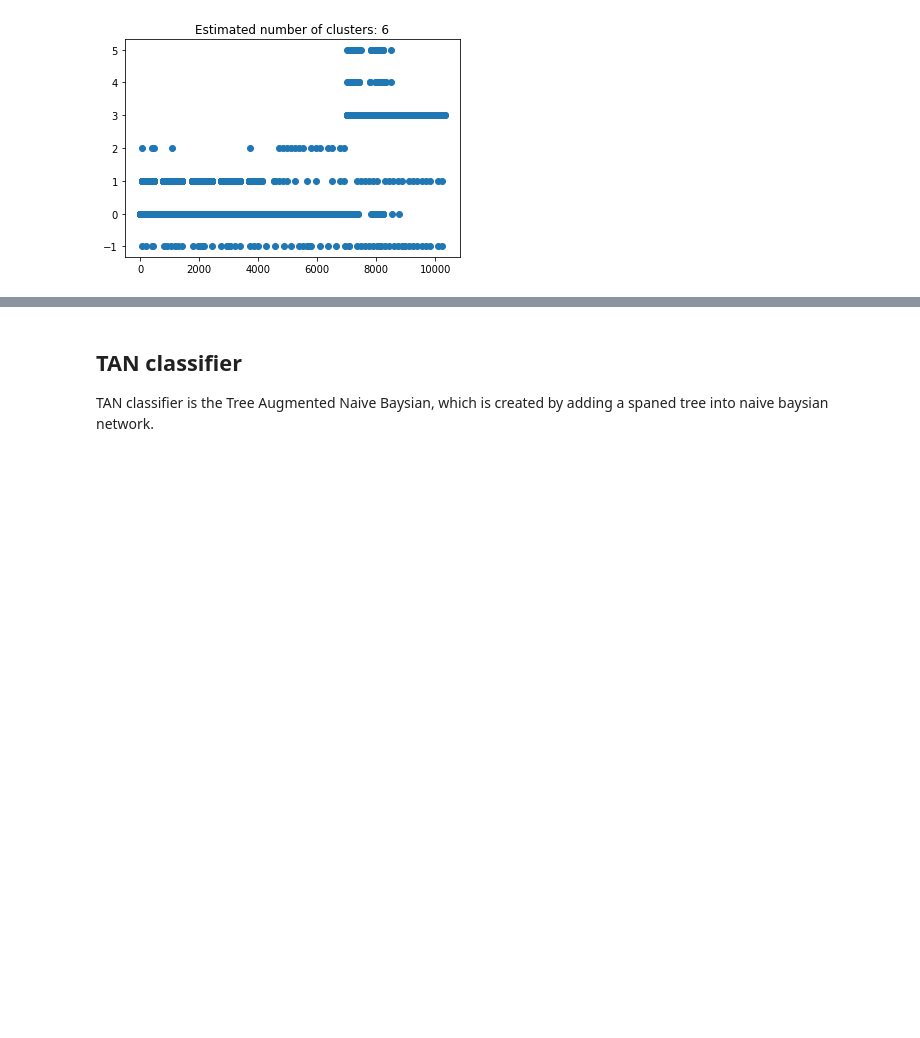
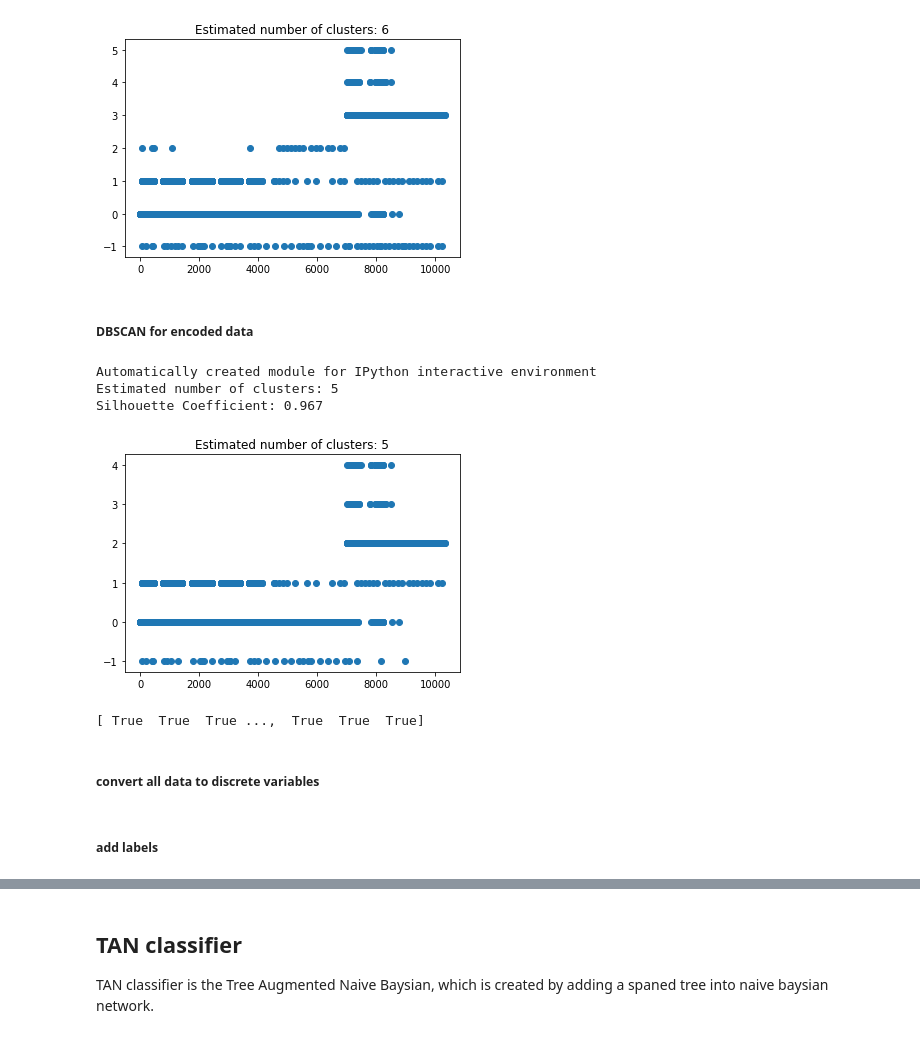
Before and after one commit to foTok/hybrid_diagnosis, a Jupyter notebook: Hybrid_Approach_v0.01.ipynb, the cells around one changed output, grey strips where cells are left out. Saved outputs shown, nothing was run; the diff lists cells and outputs as text; code cells hidden in the pictures; blank space fills up the shorter version.

```diff
--- a/Hybrid_Approach_v0.01.ipynb
+++ b/Hybrid_Approach_v0.01.ipynb
@@ -304,3 +280,48 @@ Automatically created module for IPython interactive environment
 Estimated number of clusters: 6
 Silhouette Coefficient: 0.812
 [figure]
+# %% [markdown]
+##### DBSCAN for encoded data
+# %%
+print(__doc__)
+
+import numpy as np
+from sklearn.cluster import DBSCAN
+from sklearn import metrics
+from sklearn.datasets.samples_generator import make_blobs
+from sklearn.metrics.pairwise import euclidean_distances
+
+# #############################################################################
+# Compute DBSCAN
+db = DBSCAN(eps=0.02, min_samples=10).fit(encoded_oau_data)
+core_samples_mask = np.zeros_like(db.labels_, dtype=bool)
+core_samples_mask[db.core_sample_indices_] = True
+labels = db.labels_
+
+# Number of clusters in labels, ignoring noise if present.
+n_clusters_ = len(set(labels)) - (1 if -1 in labels else 0)
+
+print('Estimated number of clusters: %d' % n_clusters_)
+print("Silhouette Coefficient: %0.3f"
+      % metrics.silhouette_score(encoded_oau_data, labels))
+
+# #############################################################################
+# Plot result
+import matplotlib.pyplot as plt
+
+x   = np.arange(len(labels))
+plt.scatter(x,labels)
+
+plt.title('Estimated number of clusters: %d' % n_clusters_)
+plt.show()
+# %% [output]
+Automatically created module for IPython interactive environment
+Estimated number of clusters: 5
+Silhouette Coefficient: 0.967
+[figure, added]
+# %%
+print(labels != -1)
+# %% [output]
+[ True  True  True ...,  True  True  True]
+# %% [markdown]
+##### convert all data to discrete variables
@@ -306,0 +343,2 @@ Silhouette Coefficient: 0.812
+# %% [markdown]
+##### add labels
```
Also changed, not shown: parts of 21 cells of this notebook.
